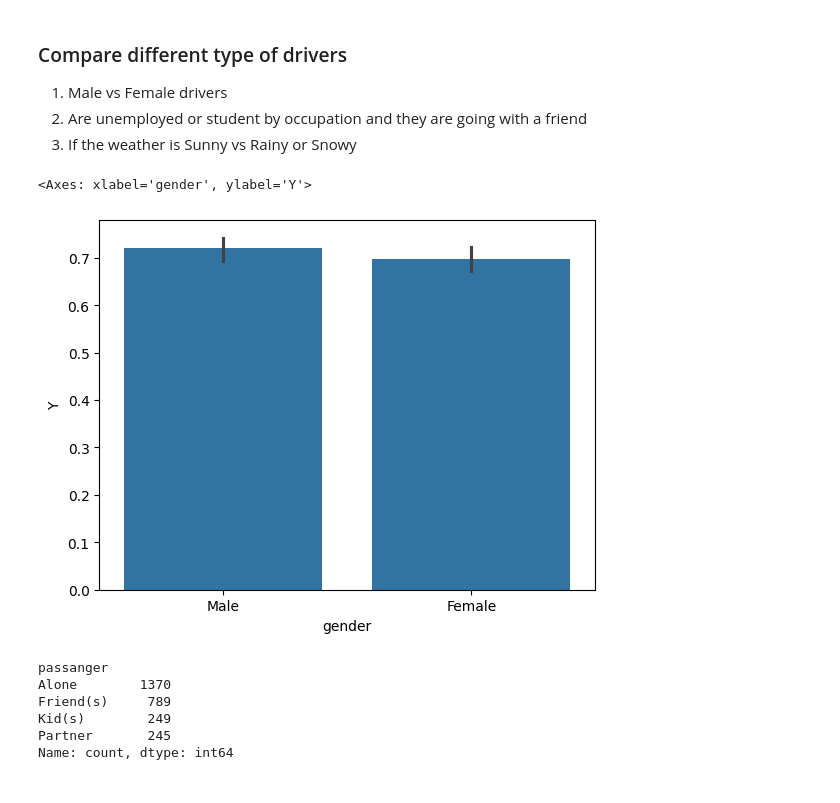
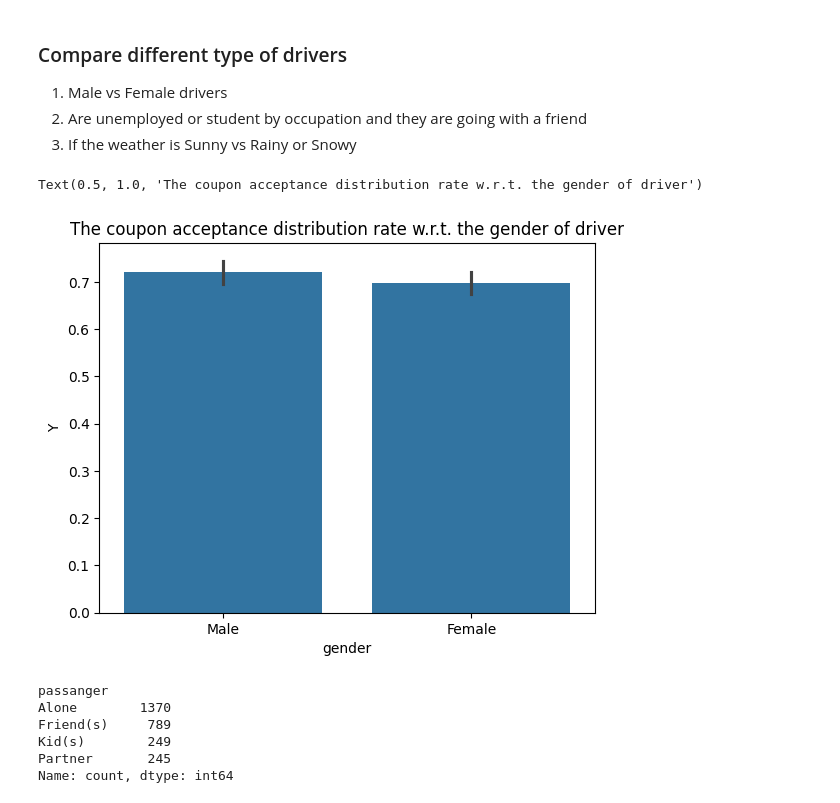
Before and after one commit to timeless81/AI-ML-Module5, a Jupyter notebook: coupon.ipynb, the cells around one changed output. Saved outputs shown, nothing was run; the diff lists cells and outputs as text; code cells hidden in the pictures.

```diff
--- a/coupon.ipynb
+++ b/coupon.ipynb
@@ -368,11 +370,12 @@ Name: count, dtype: int64
 # %%
 # Restaurant(<20) acceptance rate for Male vs Female drivers
 sns.barplot(data=df_rest, x='gender', y='Y')
+plt.title('The coupon acceptance distribution rate w.r.t. the gender of driver')
 
 # Conclusion - The gender doesn't play much role in acceptance rate of Restaurant(<20) coupon with females being ever so slightly lower in accepting the coupon
 # %% [output]
-<Axes: xlabel='gender', ylabel='Y'>
+Text(0.5, 1.0, 'The coupon acceptance distribution rate w.r.t. the gender of driver')
-[figure, old version]
+[figure, new version]
 # %%
 #df_rest['occupation'].value_counts()
 #sns.barplot(data=df_rest, x='occupation', y='Y')
```
Also changed, not shown: parts of 3 cells of this notebook.
